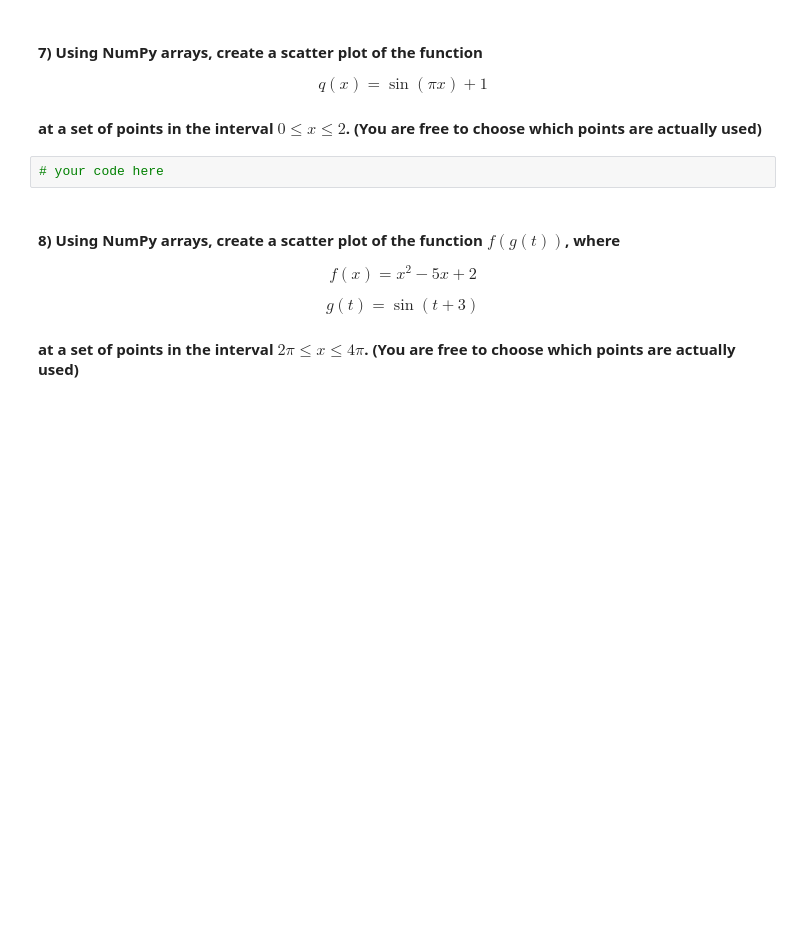
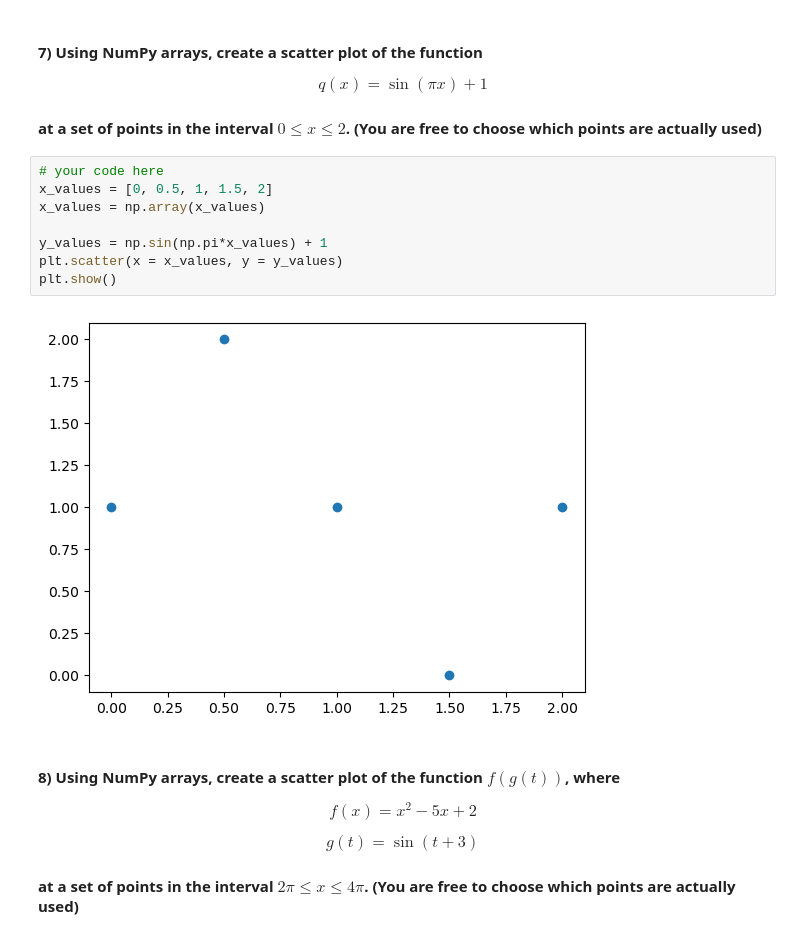
Before and after one commit to michelle1002/datasci151spring2026, a Jupyter notebook: lecture_06/lecture_06 copy.ipynb, the cells around one changed output. Drawn from its saved outputs; the diff is of its cells as text; blank space fills up the shorter version.

```diff
--- a/lecture_06/lecture_06 copy.ipynb
+++ b/lecture_06/lecture_06 copy.ipynb
@@ -618,6 +616,14 @@ $$q(x) = \sin(\pi x) + 1$$
 #### at a set of points in the interval $0 \leq x \leq 2$. (You are free to choose which points are actually used)
 # %%
 # your code here
+x_values = [0, 0.5, 1, 1.5, 2]
+x_values = np.array(x_values)
+
+y_values = np.sin(np.pi*x_values) + 1
+plt.scatter(x = x_values, y = y_values)
+plt.show()
+# %% [output]
+[figure, added]
 # %% [markdown]
 #### **8)** Using NumPy arrays, create a scatter plot of the function $f(g(t))$, where
 
```
Also changed, not shown: parts of 4 cells of this notebook.
